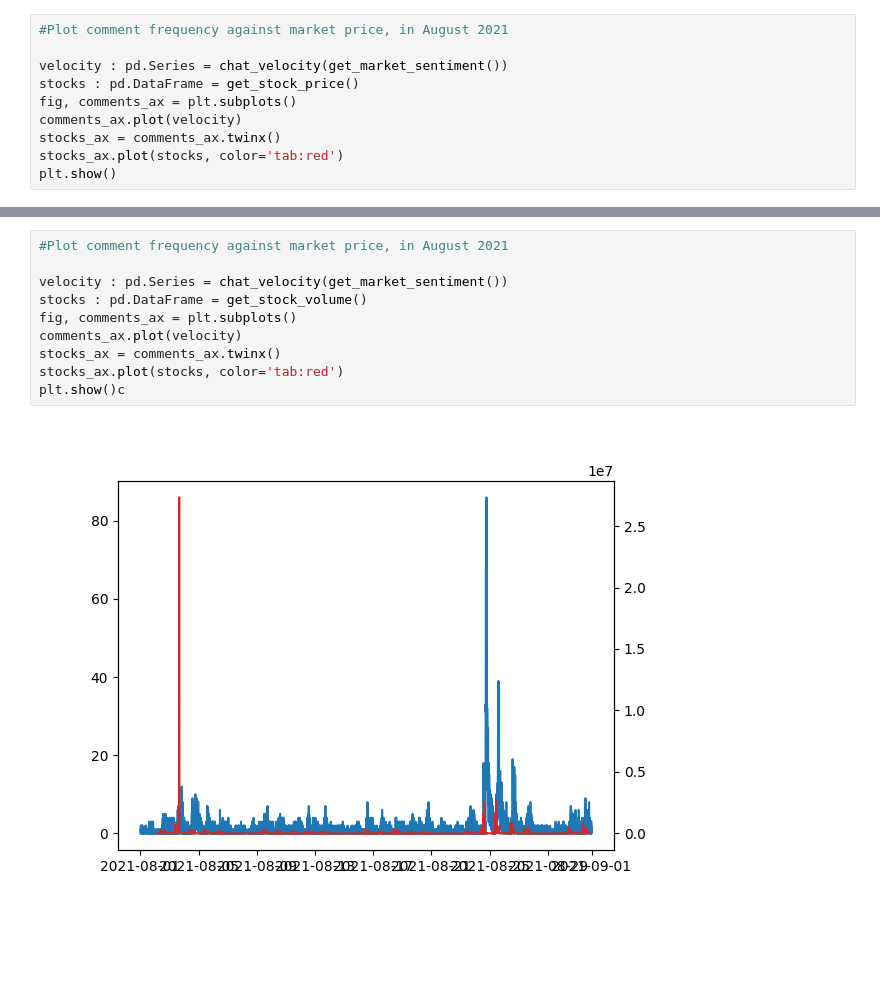
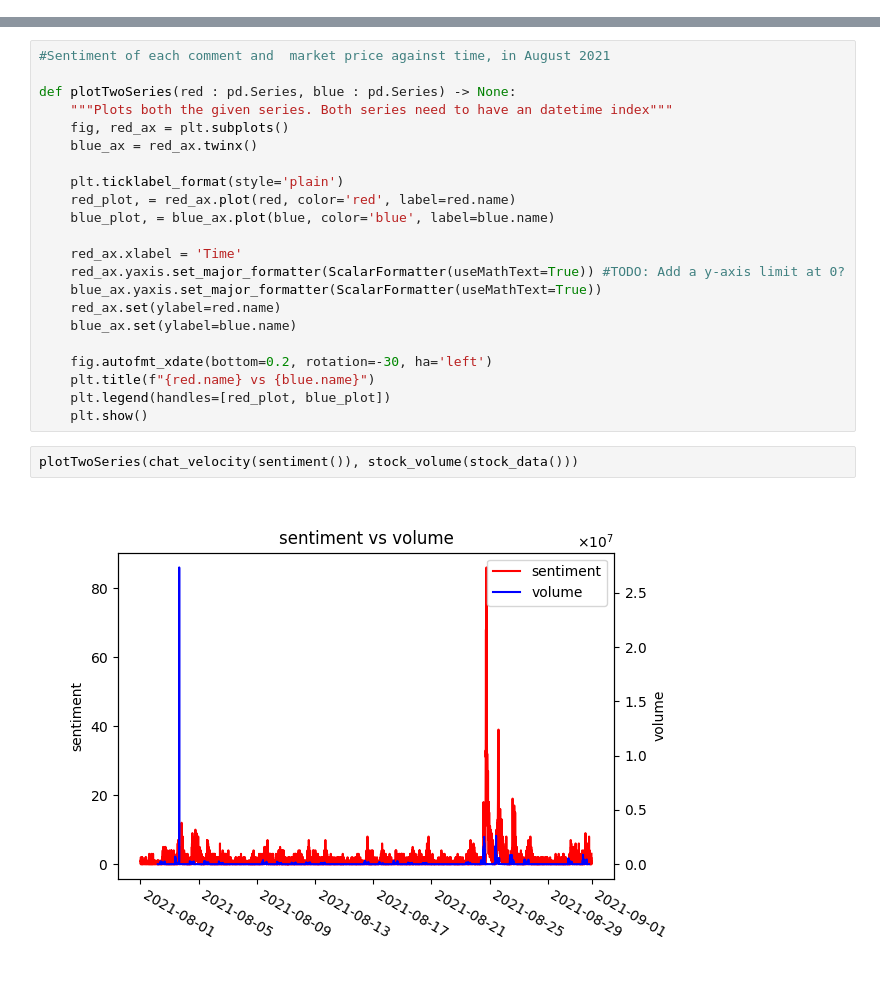
Before and after one commit to InvestmentProvenance/SocialStockAnalyser, a Jupyter notebook: analysis.ipynb, the cells around one changed output, grey strips where cells are left out. Saved outputs shown, nothing was run; the diff lists cells and outputs as text; blank space fills up the shorter version.

Commit message:
Finished plotTwoSeries

```diff
--- a/analysis.ipynb
+++ b/analysis.ipynb
@@ -69,10 +62,0 @@ TypeError: Axes.scatter() got multiple values for argument 'x'
-# %%
-#Plot comment frequency against market price, in August 2021
-
-velocity : pd.Series = chat_velocity(get_market_sentiment())
-stocks : pd.DataFrame = get_stock_price()
-fig, comments_ax = plt.subplots()
-comments_ax.plot(velocity)
-stocks_ax = comments_ax.twinx()
-stocks_ax.plot(stocks, color='tab:red')
-plt.show()
@@ -81,12 +63,26 @@ plt.show()
-# %%
-#Plot comment frequency against market price, in August 2021
-
-velocity : pd.Series = chat_velocity(get_market_sentiment())
-stocks : pd.DataFrame = get_stock_volume()
-fig, comments_ax = plt.subplots()
-comments_ax.plot(velocity)
-stocks_ax = comments_ax.twinx()
-stocks_ax.plot(stocks, color='tab:red')
-plt.show()c
-# %% [output]
-[figure, removed]
+# %%
+#Sentiment of each comment and  market price against time, in August 2021
+
+def plotTwoSeries(red : pd.Series, blue : pd.Series) -> None:
+    """Plots both the given series. Both series need to have an datetime index"""
+    fig, red_ax = plt.subplots()
+    blue_ax = red_ax.twinx()
+
+    plt.ticklabel_format(style='plain')
+    red_plot, = red_ax.plot(red, color='red', label=red.name)
+    blue_plot, = blue_ax.plot(blue, color='blue', label=blue.name)
+
+    red_ax.xlabel = 'Time'
+    red_ax.yaxis.set_major_formatter(ScalarFormatter(useMathText=True)) #TODO: Add a y-axis limit at 0?
+    blue_ax.yaxis.set_major_formatter(ScalarFormatter(useMathText=True))
+    red_ax.set(ylabel=red.name)
+    blue_ax.set(ylabel=blue.name)
+
+    fig.autofmt_xdate(bottom=0.2, rotation=-30, ha='left')
+    plt.title(f"{red.name} vs {blue.name}")
+    plt.legend(handles=[red_plot, blue_plot])
+    plt.show()
+# %%
+plotTwoSeries(chat_velocity(sentiment()), stock_volume(stock_data()))
+# %% [output]
+[figure, added]
```
Also changed, not shown: parts of 5 cells of this notebook, 1 other file.
